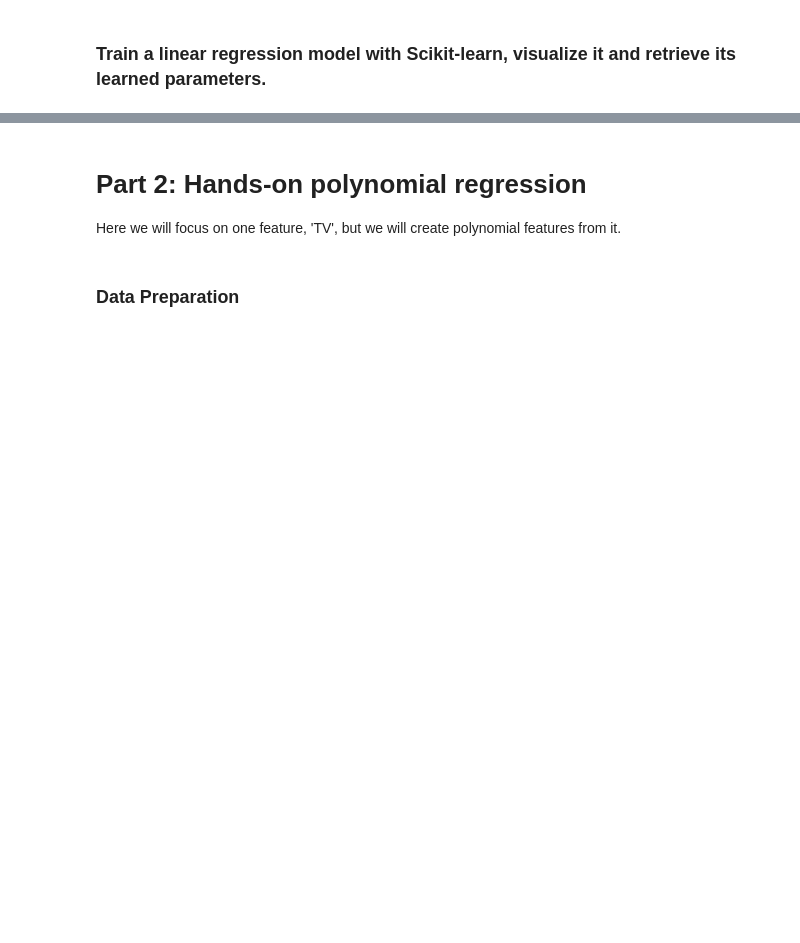
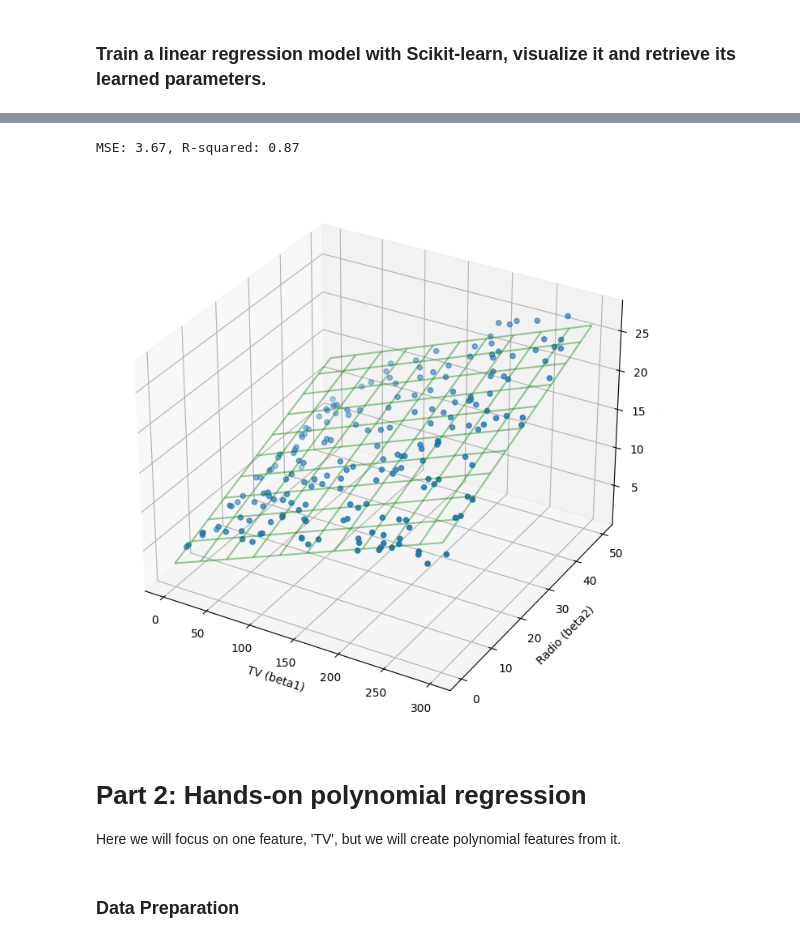
Before and after one commit to selagk/FSM_Ex, a Jupyter notebook: Ex4/SelaGK_ML_course04_practice.ipynb, the cells around one changed output, grey strips where cells are left out. Drawn from its saved outputs; the diff is of its cells as text; code cells hidden in the pictures; blank space fills up the shorter version.

```diff
--- a/Ex4/SelaGK_ML_course04_practice.ipynb
+++ b/Ex4/SelaGK_ML_course04_practice.ipynb
@@ -143,3 +132,26 @@ NameError: name 'regression_model' is not defined
+# %%
+# Split the dataset into training and testing sets
+X_train, X_test, y_train, y_test = train_test_split(data[['TV', 'radio']], data['sales'], test_size=0.3, random_state=42)
+
+# Create an instance of the linear regression model
+my_linear_regression = MyLinearRegression()
+
+# Train the model on the training set
+my_linear_regression.fit(X_train, y_train)
+
+# Predict the target variable on the testing set
+y_pred = my_linear_regression.predict(X_test)
+
+# Evaluate the performance of the model using metrics such as MSE or R-squared
+mse = mean_squared_error(y_test, y_pred)
+r2 = r2_score(y_test, y_pred)
+print(f"MSE: {mse:.2f}, R-squared: {r2:.2f}")
+
+# Visualize the regression in 3D using the `visualize_3d` function
+visualize_3d(my_linear_regression)
+# %% [output]
+MSE: 3.67, R-squared: 0.87
+[figure, added]
 # %% [markdown]
 # Part 2: Hands-on  polynomial regression
 Here we will focus on one feature, 'TV', but we will create polynomial features from it.
```
Also changed, not shown: parts of 19 cells of this notebook.
